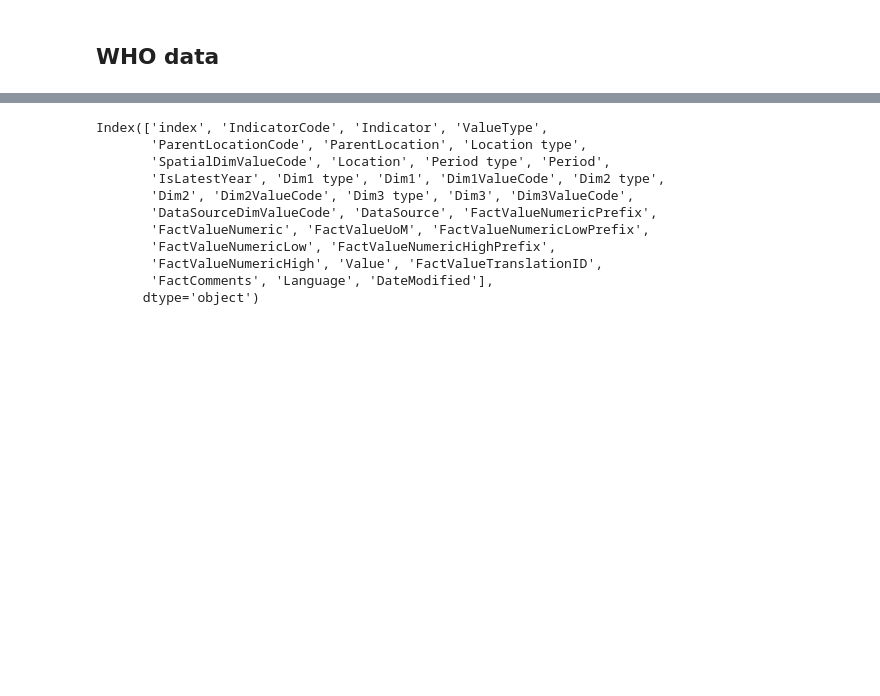
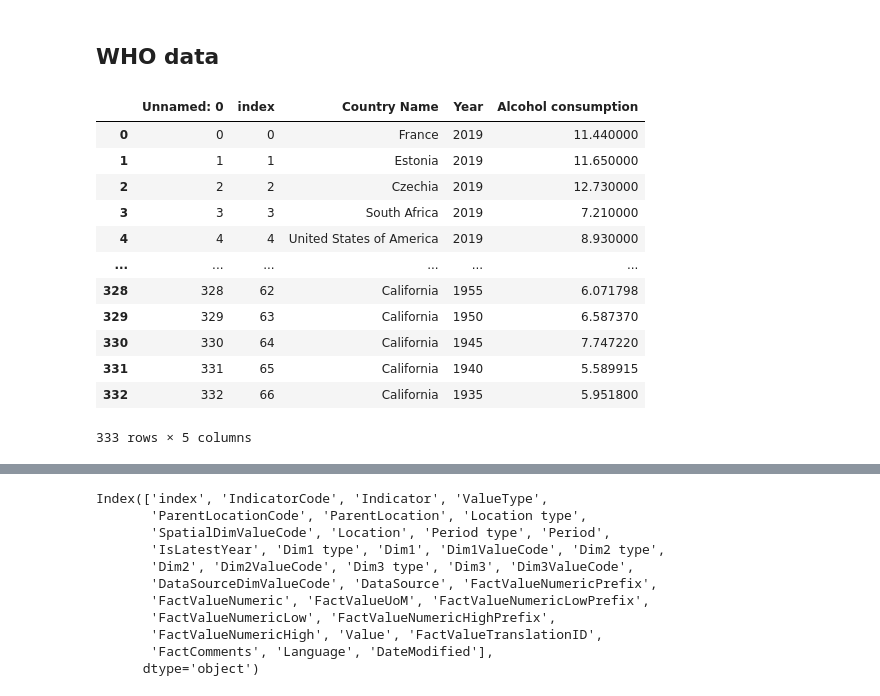
Before and after one commit to StenRSM/CIBI, a Jupyter notebook: exploration.ipynb, the cells around one changed output, grey strips where cells are left out. Cells and saved outputs as stored; diff of their text form; code cells hidden in the pictures; blank space fills up the shorter version.

```diff
--- a/exploration.ipynb
+++ b/exploration.ipynb
@@ -153,6 +153,22 @@ df_alcohol.to_csv(r'data\alcoholdata.csv')
 ## WHO data
 # %%
 df_who = pd.read_csv('data\who_alcohol.csv')
+# %%
+df_who
+# %% [output]
+|  | Unnamed: 0 | index | Country Name | Year | Alcohol consumption |
+| 0 | 0 | 0 | France | 2019 | 11.440000 |
+| 1 | 1 | 1 | Estonia | 2019 | 11.650000 |
+| 2 | 2 | 2 | Czechia | 2019 | 12.730000 |
+| 3 | 3 | 3 | South Africa | 2019 | 7.210000 |
+| 4 | 4 | 4 | United States of America | 2019 | 8.930000 |
+| ... | ... | ... | ... | ... | ... |
+| 328 | 328 | 62 | California | 1955 | 6.071798 |
+| 329 | 329 | 63 | California | 1950 | 6.587370 |
+| 330 | 330 | 64 | California | 1945 | 7.747220 |
+| 331 | 331 | 65 | California | 1940 | 5.589915 |
+| 332 | 332 | 66 | California | 1935 | 5.951800 |
+333 rows × 5 columns
 # %%
 df_who_total = df_who[df_who['Dim1']=='All types'].reset_index()
 df_who_select = df_who_total[df_who_total['Location'].isin(['Czechia', 'South Africa', 'Estonia', 'France', 'United States of America'])]
```
Also changed, not shown: parts of 24 cells of this notebook, 9 other files.
